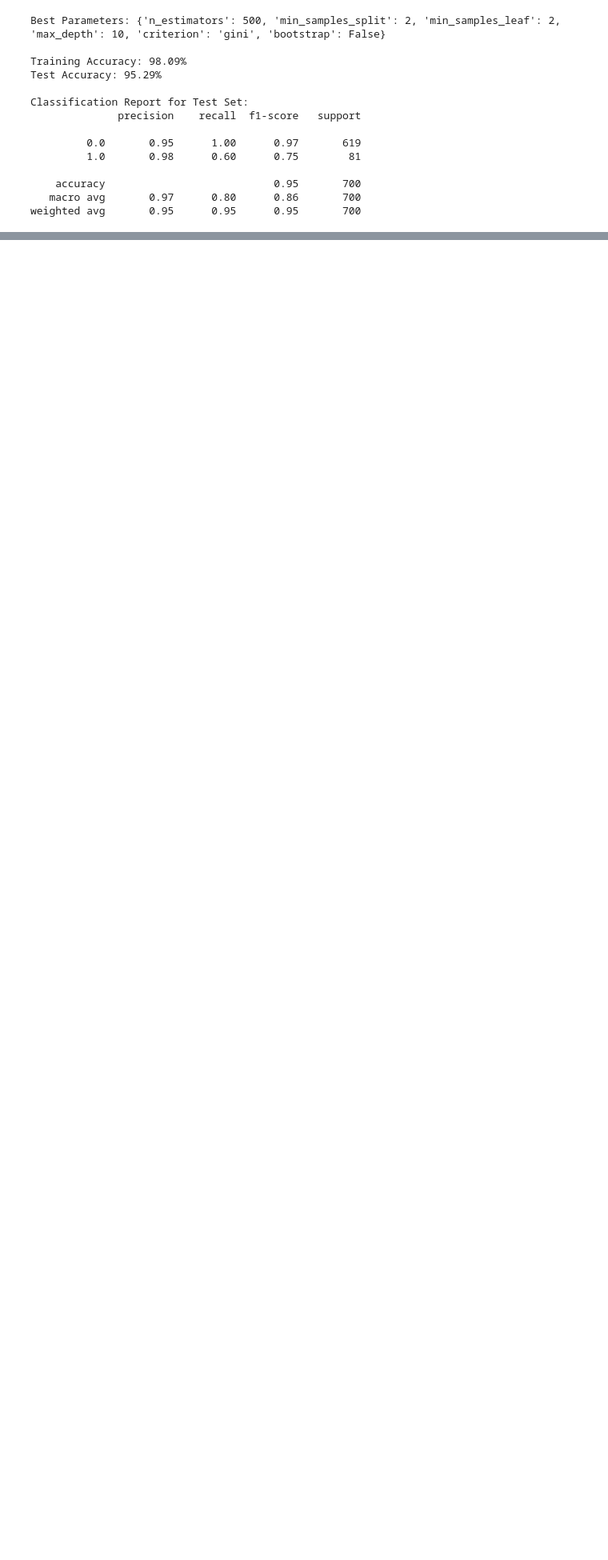
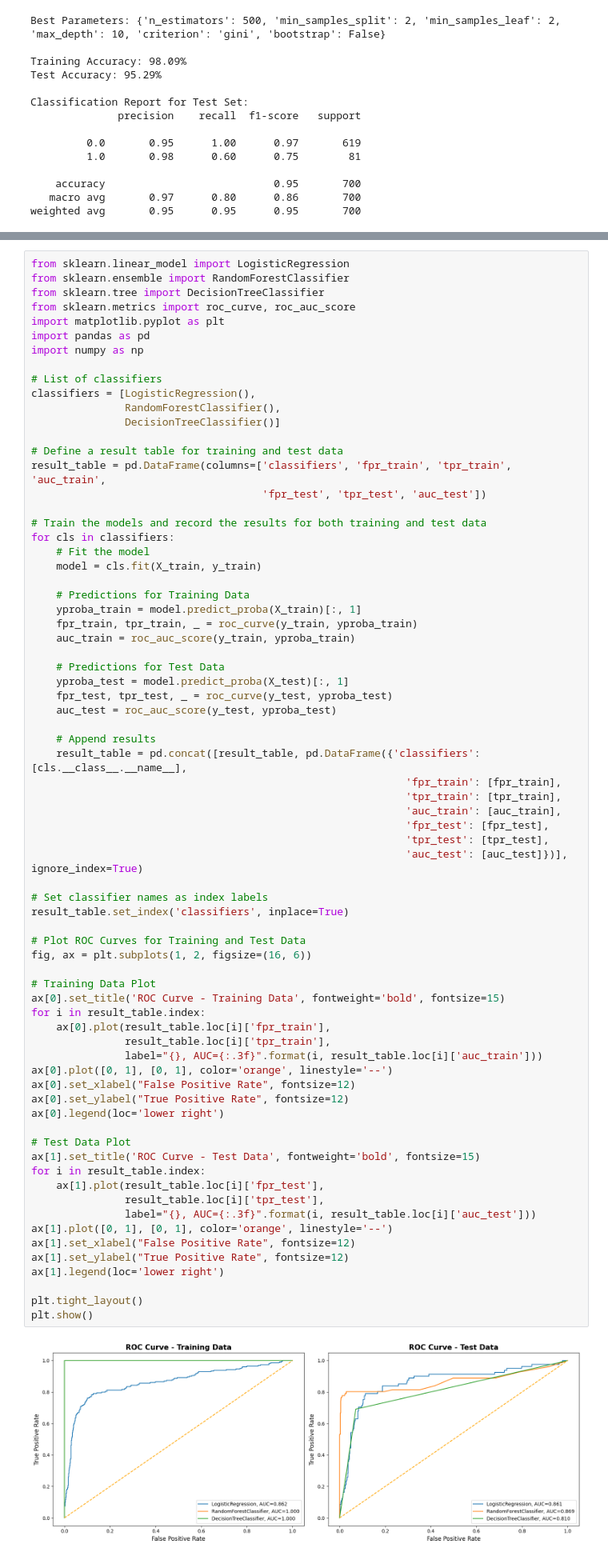
Before and after one commit to mojay6111/Phase_3_project_DS_ML, a Jupyter notebook: edwin.ipynb, the cells around one changed output, grey strips where cells are left out. Shown at 80% size. Cells and saved outputs as stored; diff of their text form; blank space fills up the shorter version.

```diff
--- a/edwin.ipynb
+++ b/edwin.ipynb
@@ -808,0 +848,74 @@ plt.show()
+# %%
+from sklearn.linear_model import LogisticRegression
+from sklearn.ensemble import RandomForestClassifier
+from sklearn.tree import DecisionTreeClassifier
+from sklearn.metrics import roc_curve, roc_auc_score
+import matplotlib.pyplot as plt
+import pandas as pd
+import numpy as np
+
+# List of classifiers
+classifiers = [LogisticRegression(),
+               RandomForestClassifier(),
+               DecisionTreeClassifier()]
+
+# Define a result table for training and test data
+result_table = pd.DataFrame(columns=['classifiers', 'fpr_train', 'tpr_train', 'auc_train',
+                                     'fpr_test', 'tpr_test', 'auc_test'])
+
+# Train the models and record the results for both training and test data
+for cls in classifiers:
+    # Fit the model
+    model = cls.fit(X_train, y_train)
+
+    # Predictions for Training Data
+    yproba_train = model.predict_proba(X_train)[:, 1]
+    fpr_train, tpr_train, _ = roc_curve(y_train, yproba_train)
+    auc_train = roc_auc_score(y_train, yproba_train)
+
+    # Predictions for Test Data
+    yproba_test = model.predict_proba(X_test)[:, 1]
+    fpr_test, tpr_test, _ = roc_curve(y_test, yproba_test)
+    auc_test = roc_auc_score(y_test, yproba_test)
+
+    # Append results
+    result_table = pd.concat([result_table, pd.DataFrame({'classifiers': [cls.__class__.__name__],
+                                                            'fpr_train': [fpr_train],
+                                                            'tpr_train': [tpr_train],
+                                                            'auc_train': [auc_train],
+                                                            'fpr_test': [fpr_test],
+                                                            'tpr_test': [tpr_test],
+                                                            'auc_test': [auc_test]})], ignore_index=True)
+
+# Set classifier names as index labels
+result_table.set_index('classifiers', inplace=True)
+
+# Plot ROC Curves for Training and Test Data
+fig, ax = plt.subplots(1, 2, figsize=(16, 6))
+
+# Training Data Plot
+ax[0].set_title('ROC Curve - Training Data', fontweight='bold', fontsize=15)
+for i in result_table.index:
+    ax[0].plot(result_table.loc[i]['fpr_train'],
+               result_table.loc[i]['tpr_train'],
+               label="{}, AUC={:.3f}".format(i, result_table.loc[i]['auc_train']))
+ax[0].plot([0, 1], [0, 1], color='orange', linestyle='--')
+ax[0].set_xlabel("False Positive Rate", fontsize=12)
+ax[0].set_ylabel("True Positive Rate", fontsize=12)
+ax[0].legend(loc='lower right')
+
+# Test Data Plot
+ax[1].set_title('ROC Curve - Test Data', fontweight='bold', fontsize=15)
+for i in result_table.index:
+    ax[1].plot(result_table.loc[i]['fpr_test'],
+               result_table.loc[i]['tpr_test'],
+               label="{}, AUC={:.3f}".format(i, result_table.loc[i]['auc_test']))
+ax[1].plot([0, 1], [0, 1], color='orange', linestyle='--')
+ax[1].set_xlabel("False Positive Rate", fontsize=12)
+ax[1].set_ylabel("True Positive Rate", fontsize=12)
+ax[1].legend(loc='lower right')
+
+plt.tight_layout()
+plt.show()
+# %% [output]
+[figure, added]
```
Also changed, not shown: parts of 28 cells of this notebook.
